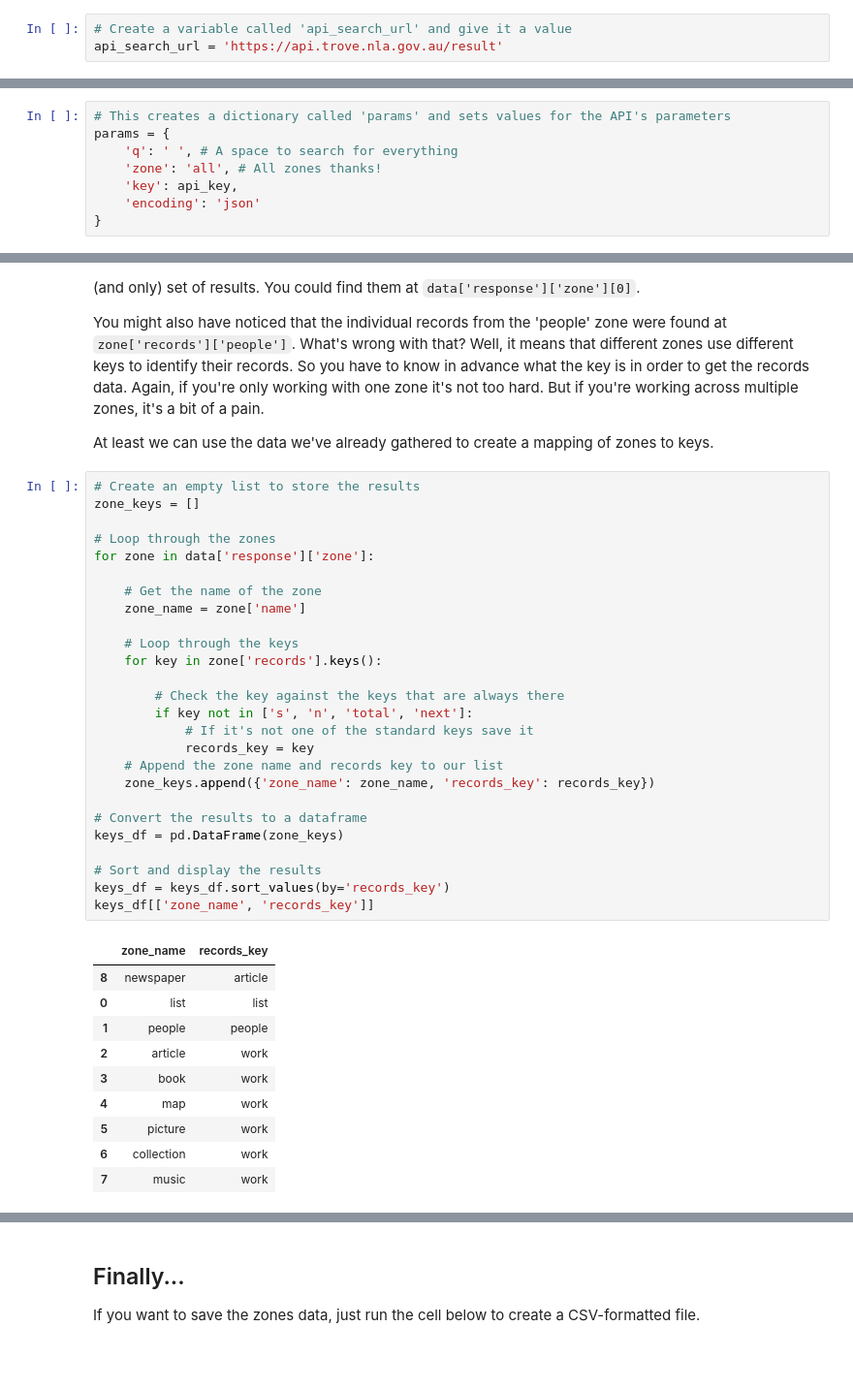
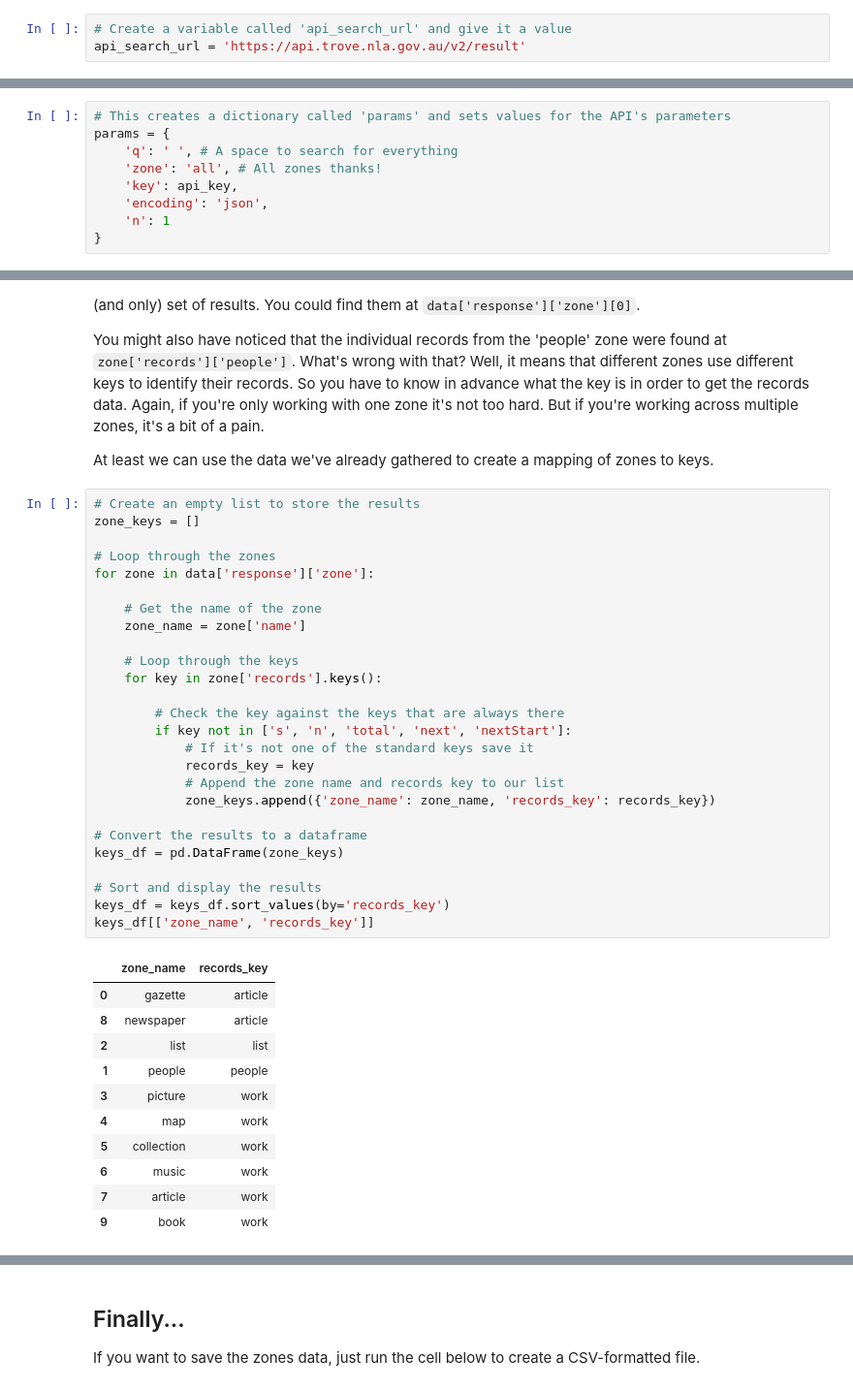
Before and after one commit to GLAM-Workbench/trove-api-intro, a Jupyter notebook: Working-with-zones.ipynb, the cells around one changed output, grey strips where cells are left out. Shown at 97% size. Cells and saved outputs as stored; diff of their text form; blank space fills up the shorter version.

```diff
--- a/Working-with-zones.ipynb
+++ b/Working-with-zones.ipynb
@@ -54,7 +49,7 @@ Your API key is:
 We'll also set the base url for our API requests.
 # %%
 # Create a variable called 'api_search_url' and give it a value
-api_search_url = 'https://api.trove.nla.gov.au/result'
+api_search_url = 'https://api.trove.nla.gov.au/v2/result'
 # %% [markdown]
 ## Give us everything!
 # %% [markdown]
@@ -67,7 +62,8 @@ params = {
     'q': ' ', # A space to search for everything
     'zone': 'all', # All zones thanks!
     'key': api_key,
-    'encoding': 'json'
+    'encoding': 'json',
+    'n': 1
 }
 # %% [markdown]
 We can now send our request off to the Trove API. Because we're not applying any limits to our query, the API can take a little longer than normal to respond. Just wait for the asterix in the square brackets to turn into a number, and then move on.
@@ -244,39 +246,40 @@ At least we can use the data we've already gathered to create a mapping of zones
 # %%
 # Create an empty list to store the results
 zone_keys = []
 
 # Loop through the zones
 for zone in data['response']['zone']:
 
     # Get the name of the zone
     zone_name = zone['name']
 
     # Loop through the keys
     for key in zone['records'].keys():
 
         # Check the key against the keys that are always there
-        if key not in ['s', 'n', 'total', 'next']:
+        if key not in ['s', 'n', 'total', 'next', 'nextStart']:
             # If it's not one of the standard keys save it
             records_key = key
-    # Append the zone name and records key to our list
-    zone_keys.append({'zone_name': zone_name, 'records_key': records_key})
+            # Append the zone name and records key to our list
+            zone_keys.append({'zone_name': zone_name, 'records_key': records_key})
 
 # Convert the results to a dataframe
 keys_df = pd.DataFrame(zone_keys)
 
 # Sort and display the results
 keys_df = keys_df.sort_values(by='records_key')
 keys_df[['zone_name', 'records_key']]
 # %% [output]
 |  | zone_name | records_key |
+| 0 | gazette | article |
 | 8 | newspaper | article |
-| 0 | list | list |
+| 2 | list | list |
 | 1 | people | people |
-| 2 | article | work |
-| 3 | book | work |
+| 3 | picture | work |
 | 4 | map | work |
-| 5 | picture | work |
-| 6 | collection | work |
-| 7 | music | work |
+| 5 | collection | work |
+| 6 | music | work |
+| 7 | article | work |
+| 9 | book | work |
 # %% [markdown]
 As you can see, the 'newspaper', 'list', and 'people' zones all have specific keys. Every other zone uses 'work'.
```
Also changed, not shown: parts of 10 cells of this notebook, 2 other files.
